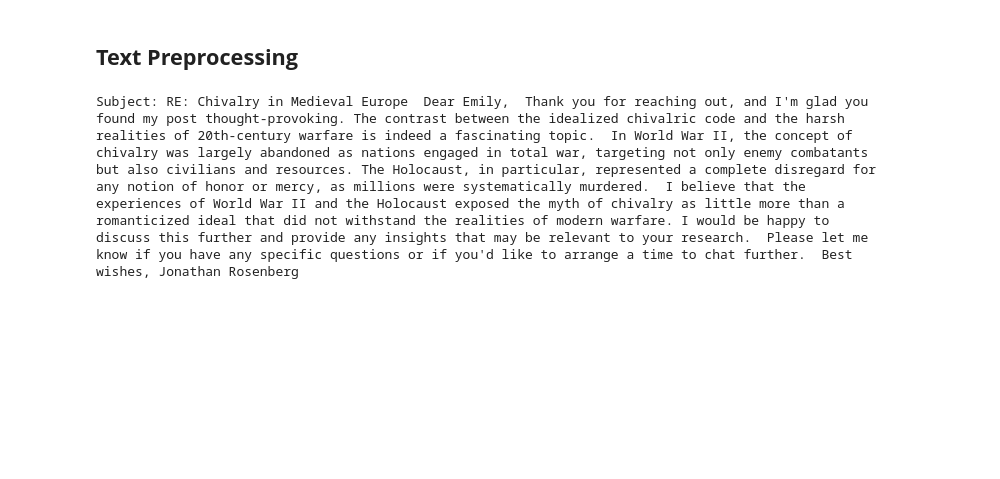
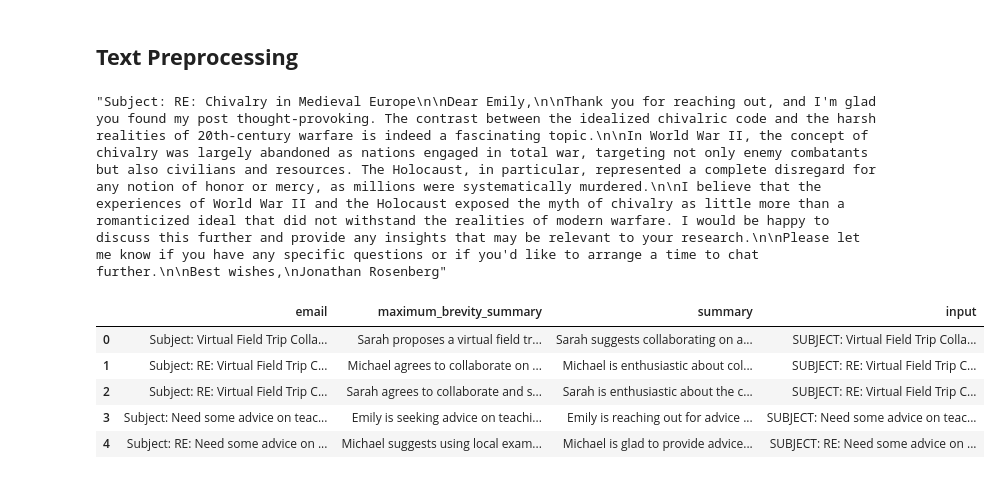
Before and after one commit to manjit-baishya-datascience/Email-Summarizer, a Jupyter notebook: research/notebooks/02_data_cleaning_and preprocessing.ipynb, the cells around one changed output. Saved outputs shown, nothing was run; the diff lists cells and outputs as text; code cells hidden in the pictures; blank space fills up the shorter version.

```diff
--- a/research/notebooks/02_data_cleaning_and preprocessing.ipynb
+++ b/research/notebooks/02_data_cleaning_and preprocessing.ipynb
@@ -534,16 +534,31 @@ seeking feedback on the idea.
 # %% [markdown]
 ## **Text Preprocessing**
 # %%
-print(textwrap.fill(df_2['email'].iloc[3547], width=100))
+text = repr(df_2['email'].iloc[3547])
+print(textwrap.fill(text, width=100))
 # %% [output]
-Subject: RE: Chivalry in Medieval Europe  Dear Emily,  Thank you for reaching out, and I'm glad you
-found my post thought-provoking. The contrast between the idealized chivalric code and the harsh
-realities of 20th-century warfare is indeed a fascinating topic.  In World War II, the concept of
+"Subject: RE: Chivalry in Medieval Europe\n\nDear Emily,\n\nThank you for reaching out, and I'm glad
+you found my post thought-provoking. The contrast between the idealized chivalric code and the harsh
+realities of 20th-century warfare is indeed a fascinating topic.\n\nIn World War II, the concept of
 chivalry was largely abandoned as nations engaged in total war, targeting not only enemy combatants
 but also civilians and resources. The Holocaust, in particular, represented a complete disregard for
-any notion of honor or mercy, as millions were systematically murdered.  I believe that the
+any notion of honor or mercy, as millions were systematically murdered.\n\nI believe that the
 experiences of World War II and the Holocaust exposed the myth of chivalry as little more than a
 romanticized ideal that did not withstand the realities of modern warfare. I would be happy to
-discuss this further and provide any insights that may be relevant to your research.  Please let me
-know if you have any specific questions or if you'd like to arrange a time to chat further.  Best
-wishes, Jonathan Rosenberg
+discuss this further and provide any insights that may be relevant to your research.\n\nPlease let
+me know if you have any specific questions or if you'd like to arrange a time to chat
+further.\n\nBest wishes,\nJonathan Rosenberg"
+# %%
+# changing all "Subject" to "SUBJECT"
+df_2['input'] = df_2['email'].str.replace('Subject:', 'SUBJECT:', n=1, regex=False)
+
+# adding "BODY" to all mails
+df_2['input'] = df_2['input'].str.replace('\n\n', ' BODY:', n=1, regex=False)
+df_2.head()
+# %% [output]
+|  | email | maximum_brevity_summary | summary | input |
+| 0 | Subject: Virtual Field Trip Colla... | Sarah proposes a virtual field tr... | Sarah suggests collaborating on a... | SUBJECT: Virtual Field Trip Colla... |
+| 1 | Subject: RE: Virtual Field Trip C... | Michael agrees to collaborate on ... | Michael is enthusiastic about col... | SUBJECT: RE: Virtual Field Trip C... |
+| 2 | Subject: RE: Virtual Field Trip C... | Sarah agrees to collaborate and s... | Sarah is enthusiastic about the c... | SUBJECT: RE: Virtual Field Trip C... |
+| 3 | Subject: Need some advice on teac... | Emily is seeking advice on teachi... | Emily is reaching out for advice ... | SUBJECT: Need some advice on teac... |
+| 4 | Subject: RE: Need some advice on ... | Michael suggests using local exam... | Michael is glad to provide advice... | SUBJECT: RE: Need some advice on ... |
```
Also changed, not shown: parts of 4 cells of this notebook.
